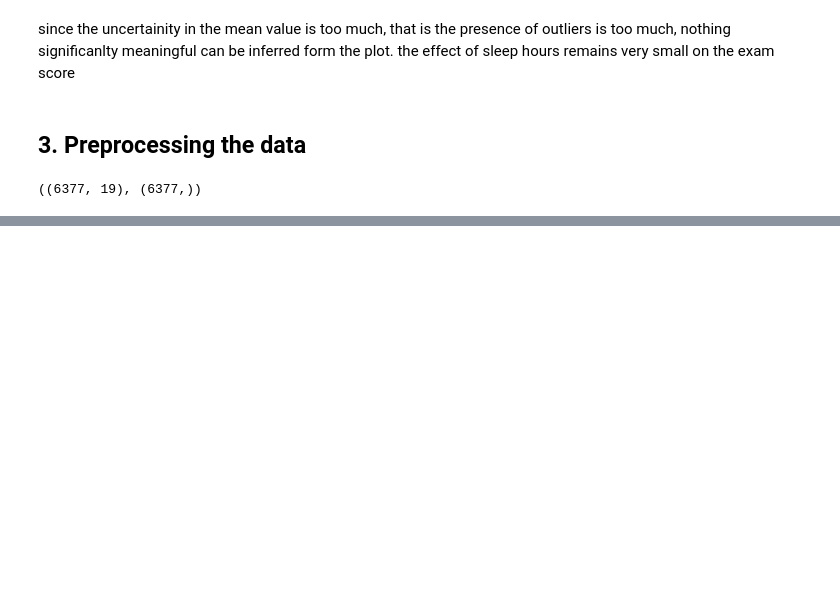
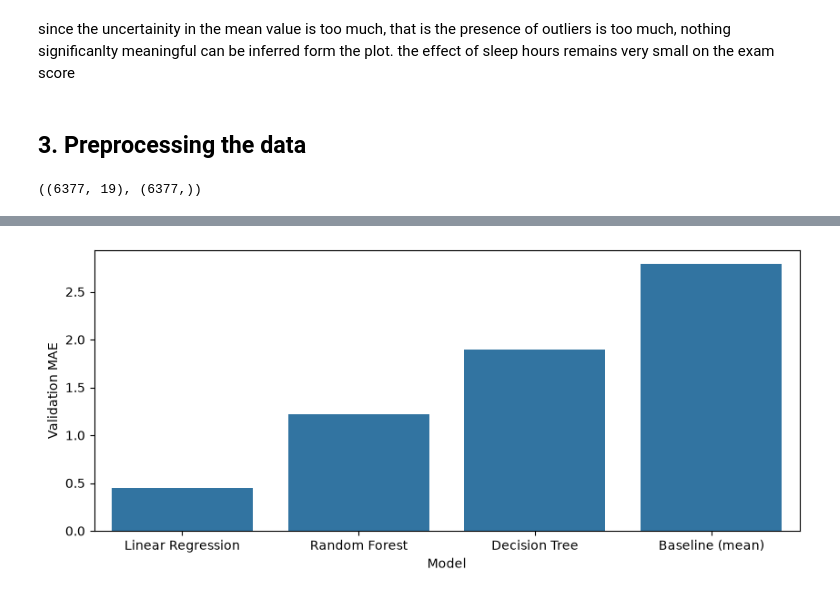
Before and after one commit to stefu1301/TDS-ML-starter_task, a Jupyter notebook: main.ipynb, the cells around one changed output, grey strips where cells are left out. Saved outputs shown, nothing was run; the diff lists cells and outputs as text; code cells hidden in the pictures; blank space fills up the shorter version.

Commit message:
train test splitting, model traing and evaluation

```diff
--- a/main.ipynb
+++ b/main.ipynb
@@ -154,0 +222,7 @@ X.shape, y.shape
+# %%
+from sklearn.linear_model import LinearRegression
+
+lr = LinearRegression()
+lr.fit(X_train, y_train)
+lr_mae = mean_absolute_error(y_test, lr.predict(X_test))
+print("Linear regressin MAE: ", round(lr_mae, 3))
@@ -154,0 +233,7 @@ X.shape, y.shape
+# %%
+from sklearn.tree import DecisionTreeRegressor
+
+dt = DecisionTreeRegressor()
+dt.fit(X_train, y_train)
+dt_mae = mean_absolute_error(y_test, dt.predict(X_test))
+print("Decision Tree MAE: ", round(dt_mae, 3))
@@ -154,0 +244,7 @@ X.shape, y.shape
+# %%
+from sklearn.ensemble import RandomForestRegressor
+
+rf = RandomForestRegressor()
+rf.fit(X_train, y_train)
+rf_mae = mean_absolute_error(y_test, rf.predict(X_test))
+print("Random Forest MAE: ", round(rf_mae, 3))
@@ -154,0 +255,6 @@ X.shape, y.shape
+# %%
+results = pd.DataFrame({
+    'Model': ['Baseline (mean)', 'Linear Regression', 'Decision Tree', 'Random Forest'],
+    'Validation MAE': [base_mae, lr_mae, dt_mae, rf_mae]
+}).sort_values('Validation MAE')
+results
@@ -154,0 +267,6 @@ X.shape, y.shape
+# %%
+plt.figure(figsize=(10,4))
+sns.barplot(data=results, x="Model", y="Validation MAE")
+plt.show()
+# %% [output]
+[figure, added]
```
Also changed, not shown: parts of 20 cells of this notebook.
